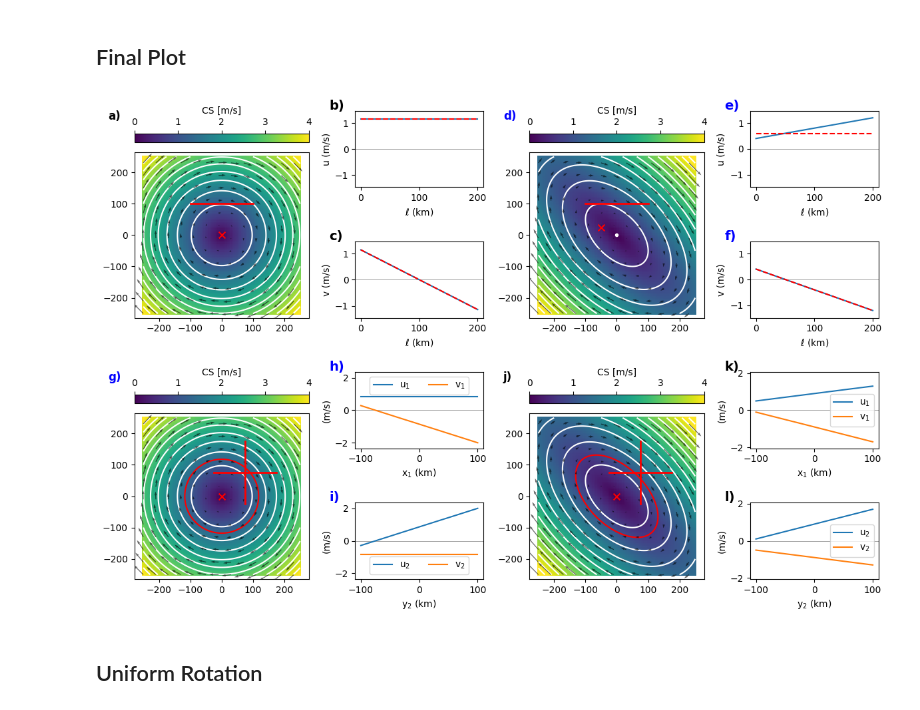
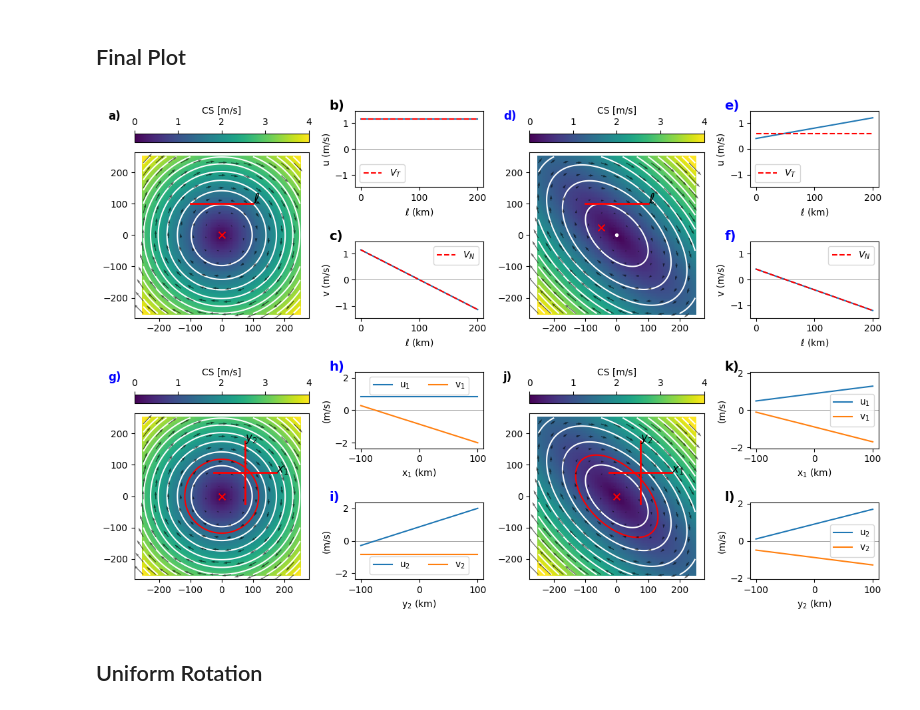
Before and after one commit to regdowse/UNSW-MRes, a Jupyter notebook: MRes/Chapter1/MOCA12.ipynb, the cells around one changed output. Drawn from its saved outputs; the diff is of its cells as text; code cells hidden in the pictures.

```diff
--- a/MRes/Chapter1/MOCA12.ipynb
+++ b/MRes/Chapter1/MOCA12.ipynb
@@ -210,6 +210,7 @@ ax_main_left.contour(X_circ, Y_circ, Psi_circ, levels=levels, colors='w', linest
 ax_main_left.quiver(X_circ[::spacing, ::spacing], Y_circ[::spacing, ::spacing],
             u_circ[::spacing, ::spacing].T, v_circ[::spacing, ::spacing].T, zorder=3, alpha=alpha)
 ax_main_left.plot(xx_circ, yy_circ, 'r', linewidth=2, zorder=3)
+ax_main_left.text(xx_circ[-1], yy_circ[-1], r'$\ell$', color='k', fontweight='bold', fontsize=16)
 # ax_main_left.scatter(0, 0, color='w', marker='.')
 ax_main_left.scatter(x0_circ, y0_circ, color='r', marker='x', s=50, zorder=4)
 ax_main_left.axis('equal')
@@ -231,8 +232,10 @@ for ax, data, ylabel, p in zip(axs, [u1_circ, v1_circ], ['u (m/s)', 'v (m/s)'],
     ax.set_ylabel(ylabel)
     ax.set_xlabel(r'$\ell$ (km)')
 
-ax2_left.plot(l_circ, p_u1, '--r')
-ax3_left.plot(l_circ, p_v1, '--r')
+ax2_left.plot(l_circ, p_u1, '--r', label=r'$V_T$')
+ax3_left.plot(l_circ, p_v1, '--r', label=r'$V_N$')
+ax2_left.legend()
+ax3_left.legend()
 
 ymin, ymax = min(ax.get_ylim()[0] for ax in axs), max(ax.get_ylim()[1] for ax in axs)
 for ax in axs:
@@ -250,6 +253,7 @@ ax_main_right.contour(X_ell, Y_ell, Psi_ell, levels=levels, colors='w', linestyl
 ax_main_right.quiver(X_ell[::spacing, ::spacing], Y_ell[::spacing, ::spacing],
              u_ell[::spacing, ::spacing].T, v_ell[::spacing, ::spacing].T, zorder=3, alpha=alpha)
 ax_main_right.plot(xx_ell, yy_ell, 'r', linewidth=2, zorder=3)
+ax_main_right.text(xx_ell[-1], yy_ell[-1], r'$\ell$', color='k', fontweight='bold', fontsize=16)
 ax_main_right.scatter(0, 0, color='w', marker='.')
 ax_main_right.scatter(x0_ell, y0_ell, color='r', marker='x', s=50, zorder=4)
 ax_main_right.axis('equal')
@@ -271,8 +275,10 @@ for ax, data, ylabel, p in zip(axs, [u1_ell, v1_ell], ['u (m/s)', 'v (m/s)'], [0
     ax.set_ylabel(ylabel)
     ax.set_xlabel(r'$\ell$ (km)')
 
-ax2_right.plot(l_ell, p_u1, '--r')
-ax3_right.plot(l_ell, p_v1, '--r')
+ax2_right.plot(l_ell, p_u1, '--r', label=r'$V_T$')
+ax3_right.plot(l_ell, p_v1, '--r', label=r'$V_N$')
+ax2_right.legend()
+ax3_right.legend()
 
 ymin, ymax = min(ax.get_ylim()[0] for ax in axs), max(ax.get_ylim()[1] for ax in axs)
 for ax in axs:
@@ -293,6 +299,8 @@ ax_main_left.quiver(X_circ[::spacing, ::spacing], Y_circ[::spacing, ::spacing],
             u_circ[::spacing, ::spacing].T, v_circ[::spacing, ::spacing].T, zorder=3, alpha=alpha)
 ax_main_left.plot(x1_circ2, y1_circ2, 'r', linewidth=2, zorder=3)
 ax_main_left.plot(x2_circ2, y2_circ2, 'r', linewidth=2, zorder=3)
+ax_main_left.text(x1_circ2[-1], y1_circ2[-1], r'$x_1$', color='k', fontweight='bold', fontsize=12)
+ax_main_left.text(x2_circ2[-1], y2_circ2[-1], r'$y_2$', color='k', fontweight='bold', fontsize=12)
 # ax_main_left.scatter(0, 0, color='w', marker='.')
 ax_main_left.scatter(x0_circ2, y0_circ2, color='r', marker='x', s=50, zorder=4)
 
@@ -337,6 +345,8 @@ ax_main_right.quiver(X_ell[::spacing, ::spacing], Y_ell[::spacing, ::spacing],
              u_ell[::spacing, ::spacing].T, v_ell[::spacing, ::spacing].T, zorder=3, alpha=alpha)
 ax_main_right.plot(x1_ell2, y1_ell2, 'r', linewidth=2, zorder=3)
 ax_main_right.plot(x2_ell2, y2_ell2, 'r', linewidth=2, zorder=3)
+ax_main_right.text(x1_ell2[-1], y1_ell2[-1], r'$x_1$', color='k', fontweight='bold', fontsize=12)
+ax_main_right.text(x2_ell2[-1], y2_ell2[-1], r'$y_2$', color='k', fontweight='bold', fontsize=12)
 # ax_main_right.scatter(0, 0, color='w', marker='.')
 ax_main_right.scatter(x0_ell2, y0_ell2, color='r', marker='x', s=50, zorder=4)
 
@@ -347,34 +357,34 @@ ax_main_right.axis('equal')
 ax_main_right.text(-0.15, 1.20, 'j)', transform=ax_main_right.transAxes, fontsize=12, fontweight='bold')
 
 #2 Subplot columns (2x1 on the right)
 ax2_right = fig.add_subplot(gs[2, 5])
 ax3_right = fig.add_subplot(gs[3, 5])
 
 ax2_right.plot(xx_ell2, u1_ell2, label=r'u$_1$')
 ax2_right.plot(xx_ell2, v1_ell2, label=r'v$_1$')
 ax2_right.axhline(y=0, color='k', zorder=-1, linewidth=.5, alpha=.5)
 ax2_right.set_ylabel('(m/s)')
 ax2_right.set_xlabel(r'x$_1$ (km)')
 ax2_right.legend(loc='center right')
 ax3_right.plot(yy_ell2, u2_ell2, label=r'u$_2$')
 ax3_right.plot(yy_ell2, v2_ell2, label=r'v$_2$')
 ax3_right.axhline(y=0, color='k', zorder=-1, linewidth=.5, alpha=.5)
 ax3_right.set_ylabel('(m/s)')
 ax3_right.set_xlabel(r'y$_2$ (km)')
 ax3_right.legend(loc='center right')
 
 ax2_right.text(-0.2, 1.15, 'k)', transform=ax2_right.transAxes, fontsize=14, fontweight='bold', va='top', ha='left')
 ax3_right.text(-0.2, 1.15, 'l)', transform=ax3_right.transAxes, fontsize=14, fontweight='bold', va='top', ha='left')
 
 axs = [ax2_right, ax3_right]
 ymin, ymax = min(ax.get_ylim()[0] for ax in axs), max(ax.get_ylim()[1] for ax in axs)
 for ax in axs:
     ax.set_ylim(ymin -.2, ymax + .2)
 
 plt.tight_layout()
 plt.show()
 # %% [output]
-[figure, old version]
+[figure, new version]
 # %% [markdown]
 ## Uniform Rotation
 # %%
```
Also changed, not shown: 1 other file.
